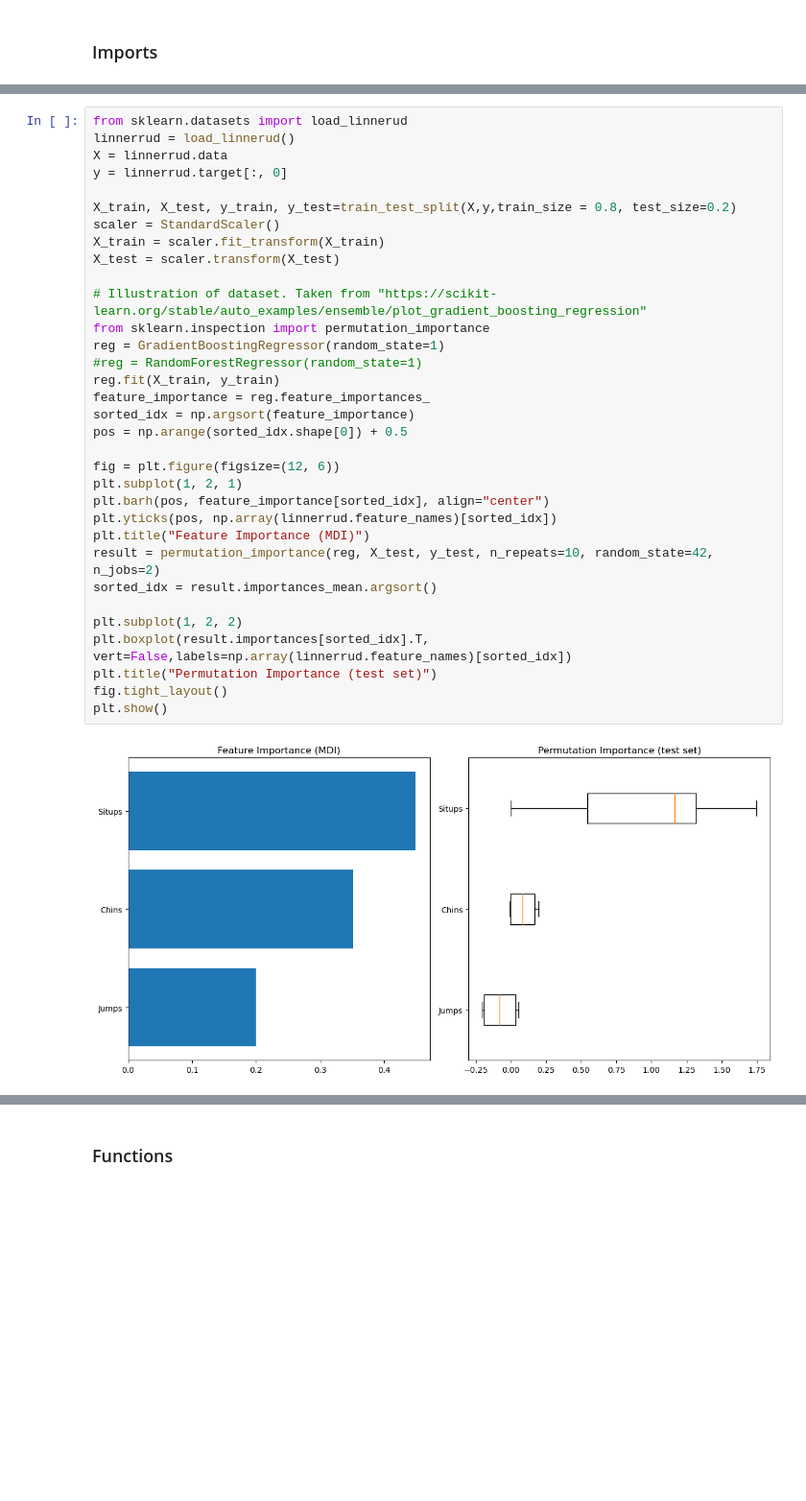
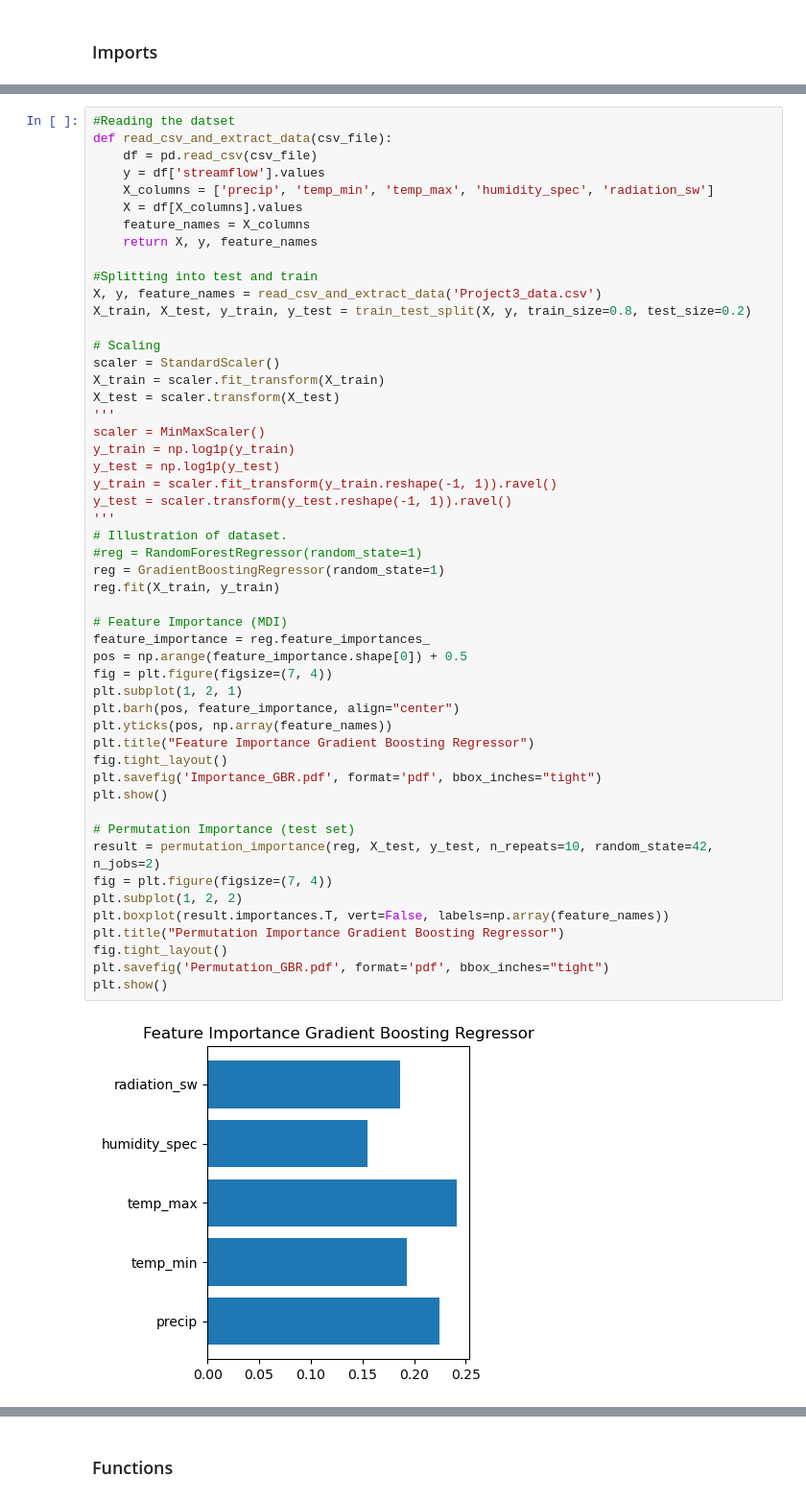
Before and after one commit to krisvals/FYS4155_Projects, a Jupyter notebook: Project3/Regression.ipynb, the cells around one changed output, grey strips where cells are left out. Shown at 96% size. Cells and saved outputs as stored; diff of their text form; blank space fills up the shorter version.

```diff
--- a/Project3/Regression.ipynb
+++ b/Project3/Regression.ipynb
@@ -24,35 +28,53 @@ Replace with the real dataset
 # %%
-from sklearn.datasets import load_linnerud
-linnerrud = load_linnerud()
-X = linnerrud.data
-y = linnerrud.target[:, 0]
+#Reading the datset
+def read_csv_and_extract_data(csv_file):
+    df = pd.read_csv(csv_file)
+    y = df['streamflow'].values
+    X_columns = ['precip', 'temp_min', 'temp_max', 'humidity_spec', 'radiation_sw']
+    X = df[X_columns].values
+    feature_names = X_columns
+    return X, y, feature_names
 
-X_train, X_test, y_train, y_test=train_test_split(X,y,train_size = 0.8, test_size=0.2)
+#Splitting into test and train
+X, y, feature_names = read_csv_and_extract_data('Project3_data.csv')
+X_train, X_test, y_train, y_test = train_test_split(X, y, train_size=0.8, test_size=0.2)
+
+# Scaling
 scaler = StandardScaler()
 X_train = scaler.fit_transform(X_train)
 X_test = scaler.transform(X_test)
+'''
+scaler = MinMaxScaler()
+y_train = np.log1p(y_train)
+y_test = np.log1p(y_test)
+y_train = scaler.fit_transform(y_train.reshape(-1, 1)).ravel()
+y_test = scaler.transform(y_test.reshape(-1, 1)).ravel()
+'''
+# Illustration of dataset.
+#reg = RandomForestRegressor(random_state=1)
+reg = GradientBoostingRegressor(random_state=1)
+reg.fit(X_train, y_train)
 
-# Illustration of dataset. Taken from "https://scikit-learn.org/stable/auto_examples/ensemble/plot_gradient_boosting_regression"
-from sklearn.inspection import permutation_importance
-reg = GradientBoostingRegressor(random_state=1)
-#reg = RandomForestRegressor(random_state=1)
-reg.fit(X_train, y_train)
+# Feature Importance (MDI)
 feature_importance = reg.feature_importances_
-sorted_idx = np.argsort(feature_importance)
-pos = np.arange(sorted_idx.shape[0]) + 0.5
+pos = np.arange(feature_importance.shape[0]) + 0.5
+fig = plt.figure(figsize=(7, 4))
+plt.subplot(1, 2, 1)
+plt.barh(pos, feature_importance, align="center")
+plt.yticks(pos, np.array(feature_names))
+plt.title("Feature Importance Gradient Boosting Regressor")
+fig.tight_layout()
+plt.savefig('Importance_GBR.pdf', format='pdf', bbox_inches="tight")
+plt.show()
 
-fig = plt.figure(figsize=(12, 6))
-plt.subplot(1, 2, 1)
-plt.barh(pos, feature_importance[sorted_idx], align="center")
-plt.yticks(pos, np.array(linnerrud.feature_names)[sorted_idx])
-plt.title("Feature Importance (MDI)")
+# Permutation Importance (test set)
 result = permutation_importance(reg, X_test, y_test, n_repeats=10, random_state=42, n_jobs=2)
-sorted_idx = result.importances_mean.argsort()
-
+fig = plt.figure(figsize=(7, 4))
 plt.subplot(1, 2, 2)
-plt.boxplot(result.importances[sorted_idx].T, vert=False,labels=np.array(linnerrud.feature_names)[sorted_idx])
-plt.title("Permutation Importance (test set)")
+plt.boxplot(result.importances.T, vert=False, labels=np.array(feature_names))
+plt.title("Permutation Importance Gradient Boosting Regressor")
 fig.tight_layout()
+plt.savefig('Permutation_GBR.pdf', format='pdf', bbox_inches="tight")
 plt.show()
 # %% [output]
-[figure, old version]
+[figure, new version]
```
Also changed, not shown: parts of 7 cells of this notebook.
